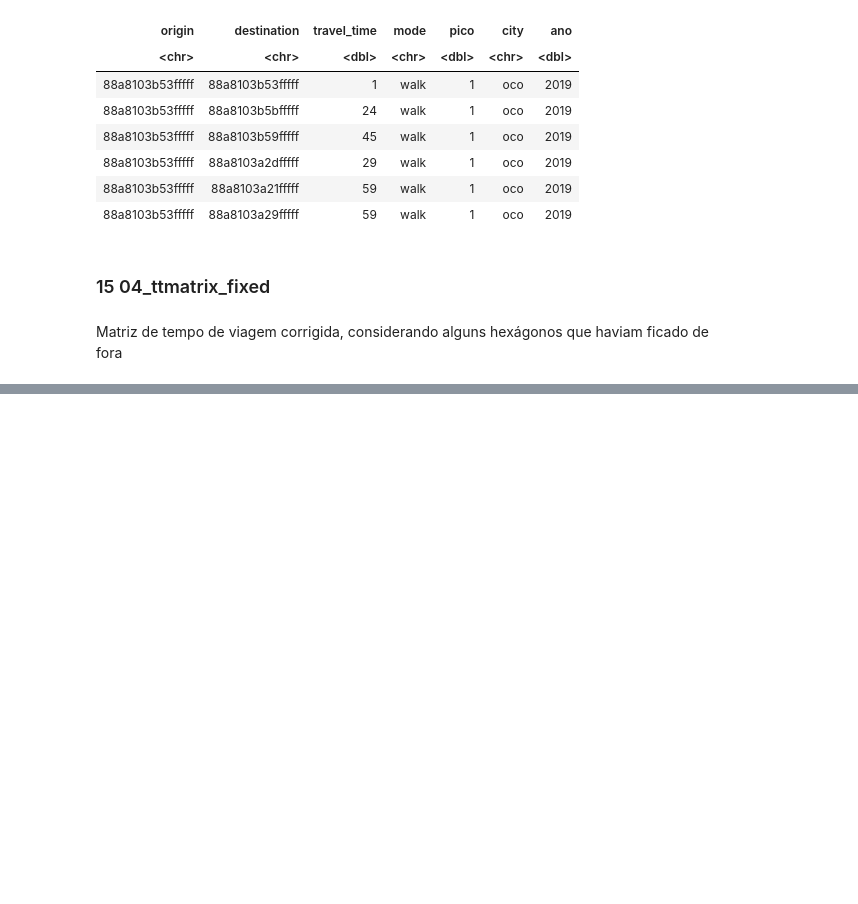
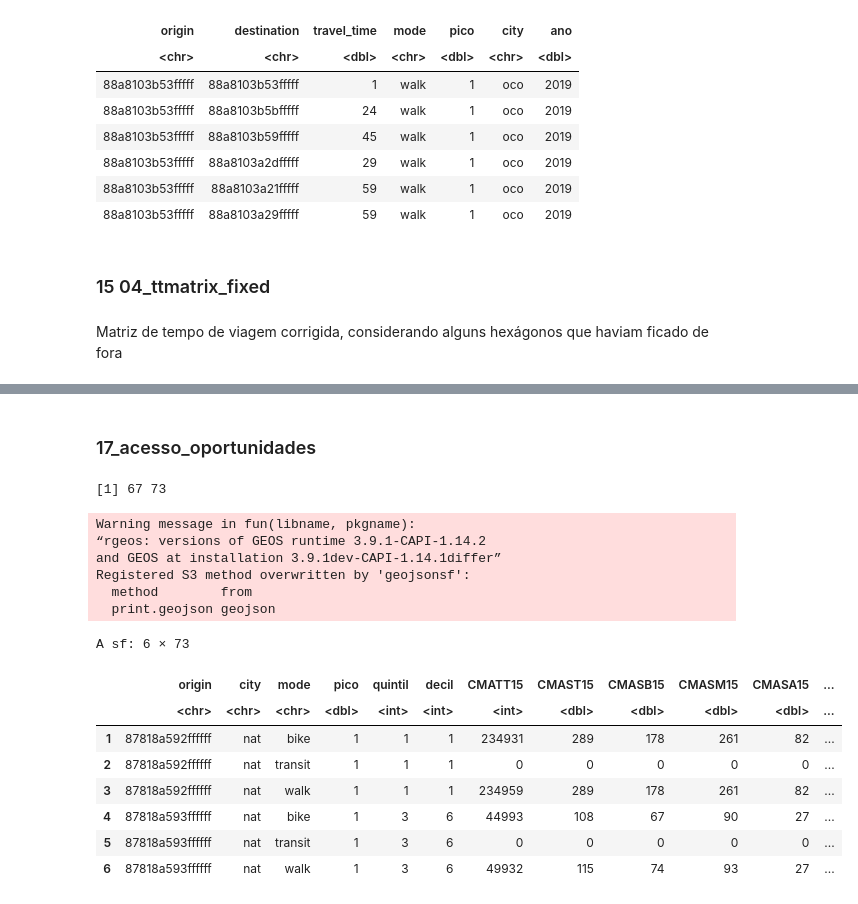
Before and after one commit to Multiplicidademobilidade/indice_acesso_cidade, a Jupyter notebook: R/dev_rev/01 - Visualização de objetos resultantes por pasta.ipynb, the cells around one changed output, grey strips where cells are left out. Saved outputs shown, nothing was run; the diff lists cells and outputs as text; code cells hidden in the pictures; blank space fills up the shorter version.

```diff
--- a/R/dev_rev/01 - Visualização de objetos resultantes por pasta.ipynb
+++ b/R/dev_rev/01 - Visualização de objetos resultantes por pasta.ipynb
@@ -575,0 +556,25 @@ A tibble: 16 × 2
+# %% [markdown]
+### 17_acesso_oportunidades
+# %%
+open_file <- '../../../indice-mobilidade_dados/17_acesso_oportunidades/2019/acess_nat_07_2019.rds'
+acesso_oportunidades <- read_rds(open_file)
+
+dim(acesso_oportunidades)
+head(acesso_oportunidades)
+# %% [output]
+[1] 67 73
+Warning message in fun(libname, pkgname):
+“rgeos: versions of GEOS runtime 3.9.1-CAPI-1.14.2
+and GEOS at installation 3.9.1dev-CAPI-1.14.1differ”
+Registered S3 method overwritten by 'geojsonsf':
+  method        from
+  print.geojson geojson
+A sf: 6 × 73
+|  | origin | city | mode | pico | quintil | decil | CMATT15 | CMAST15 | CMASB15 | CMASM15 | CMASA15 | ... |
+|  | <chr> | <chr> | <chr> | <dbl> | <int> | <int> | <int> | <dbl> | <dbl> | <dbl> | <dbl> | ... |
+| 1 | 87818a592ffffff | nat | bike | 1 | 1 | 1 | 234931 | 289 | 178 | 261 | 82 | ... |
+| 2 | 87818a592ffffff | nat | transit | 1 | 1 | 1 | 0 | 0 | 0 | 0 | 0 | ... |
+| 3 | 87818a592ffffff | nat | walk | 1 | 1 | 1 | 234959 | 289 | 178 | 261 | 82 | ... |
+| 4 | 87818a593ffffff | nat | bike | 1 | 3 | 6 | 44993 | 108 | 67 | 90 | 27 | ... |
+| 5 | 87818a593ffffff | nat | transit | 1 | 3 | 6 | 0 | 0 | 0 | 0 | 0 | ... |
+| 6 | 87818a593ffffff | nat | walk | 1 | 3 | 6 | 49932 | 115 | 74 | 93 | 27 | ... |
```
Also changed, not shown: parts of 6 cells of this notebook, 1 other file.
